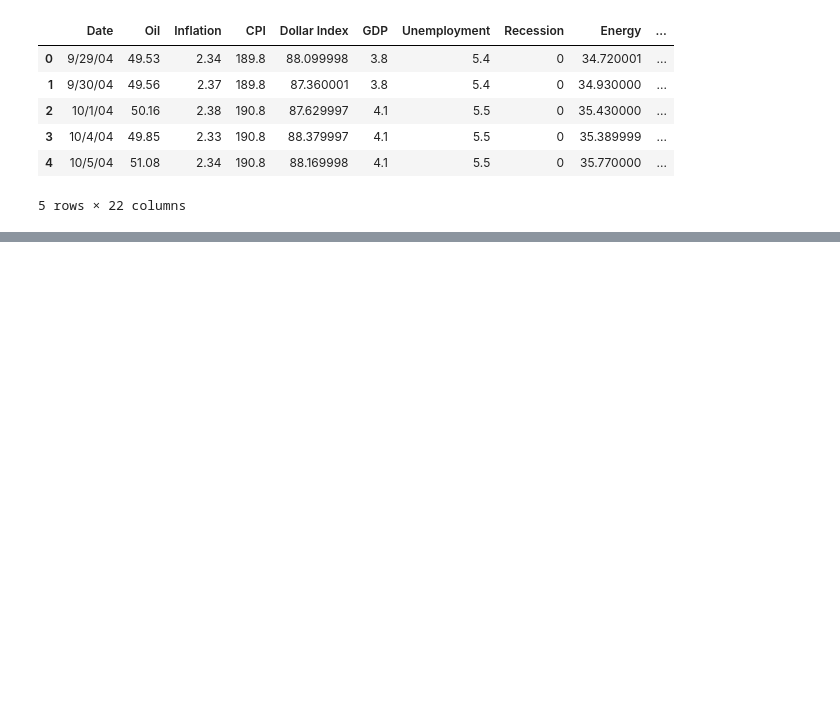
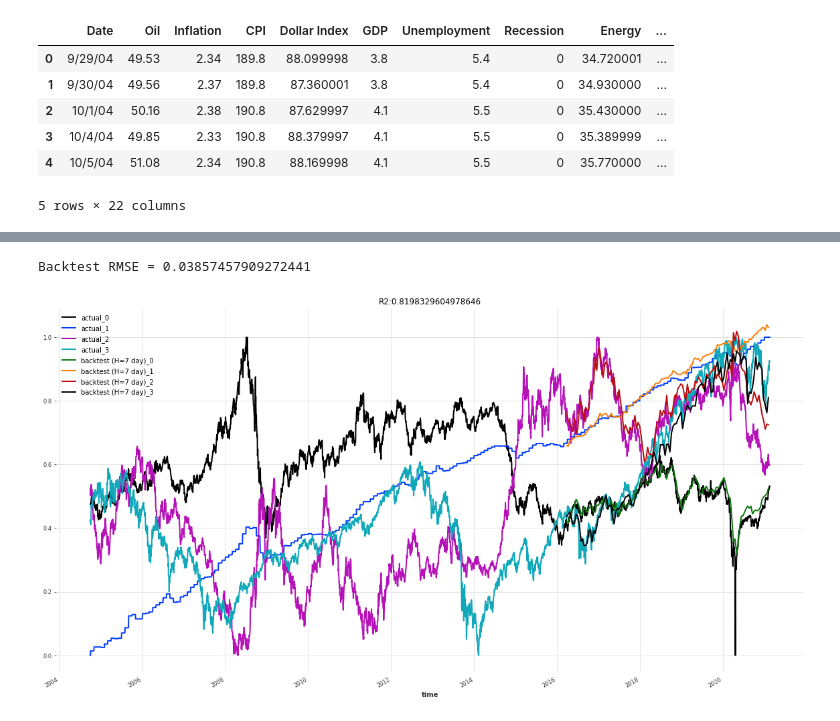
Before and after one commit to shawnmccarthy/temporal, a Jupyter notebook: Temporal/tcn.ipynb, the cells around one changed output, grey strips where cells are left out. Saved outputs shown, nothing was run; the diff lists cells and outputs as text; code cells hidden in the pictures; blank space fills up the shorter version.

```diff
--- a/Temporal/tcn.ipynb
+++ b/Temporal/tcn.ipynb
@@ -105,15 +158,19 @@ Training loss: 0.0006, validation loss: 0.0008, best val loss: 0.0008
-# %%
-backtest = model.historical_forecasts(
-    series=series_transformed,
-    start=0.7,
-    forecast_horizon=7,
-    stride=10,
-    retrain=False,
-    verbose=True,
-)
 # %%
-series_transformed[2000:].plot(label="actual")
-backtest.plot(label="backtest (H=7 day)")
-r2_score_value = r2_score(series_transformed, backtest)
-plt.title('R2:' + str(r2_score_value))
-plt.legend()
+def eval_model(model, series, past_covariates=None, future_covariates=None):
+    backtest = model.historical_forecasts(
+        series=series,
+        past_covariates=past_covariates,
+        future_covariates=future_covariates,
+        start=0.7,
+        forecast_horizon=7,
+        stride=10,
+        retrain=False,
+        verbose=True,
+    )
+    #series[2000:].plot(label="actual")
+    series.plot(label="actual")
+    backtest.plot(label="backtest (H=7 day)")
+    r2_score_value = r2_score(series, backtest)
+    plt.title('R2:' + str(r2_score_value))
+    plt.legend()
+    print('Backtest RMSE = {}'.format(rmse(series, backtest)))
@@ -122,0 +177,2 @@ plt.legend()
+# %%
+model = tcn_model(5, 2, train, val)
@@ -122,0 +187,5 @@ plt.legend()
+# %%
+eval_model(model, series_transformed)
+# %% [output]
+Backtest RMSE = 0.03857457909272441
+[figure, added]
```
Also changed, not shown: parts of 27 cells of this notebook, 4 other files.
